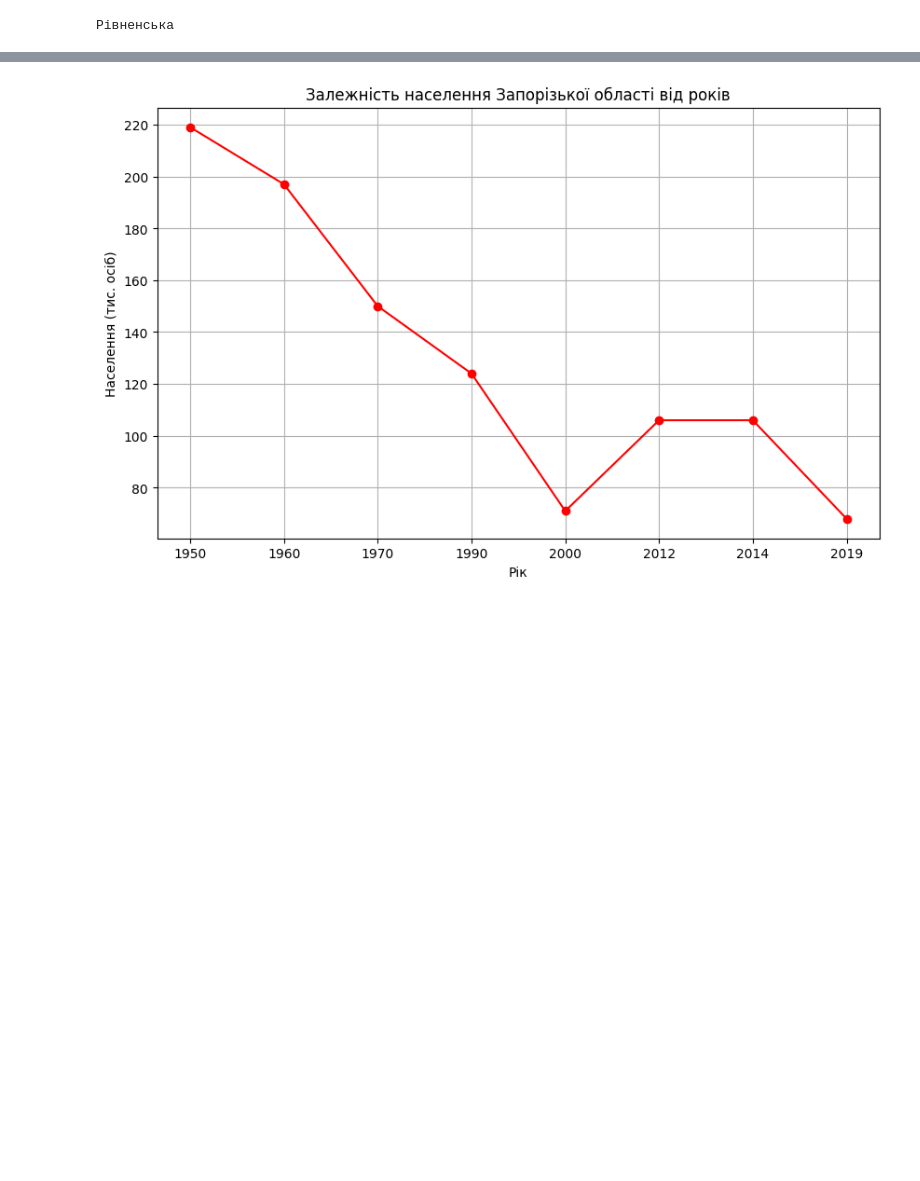
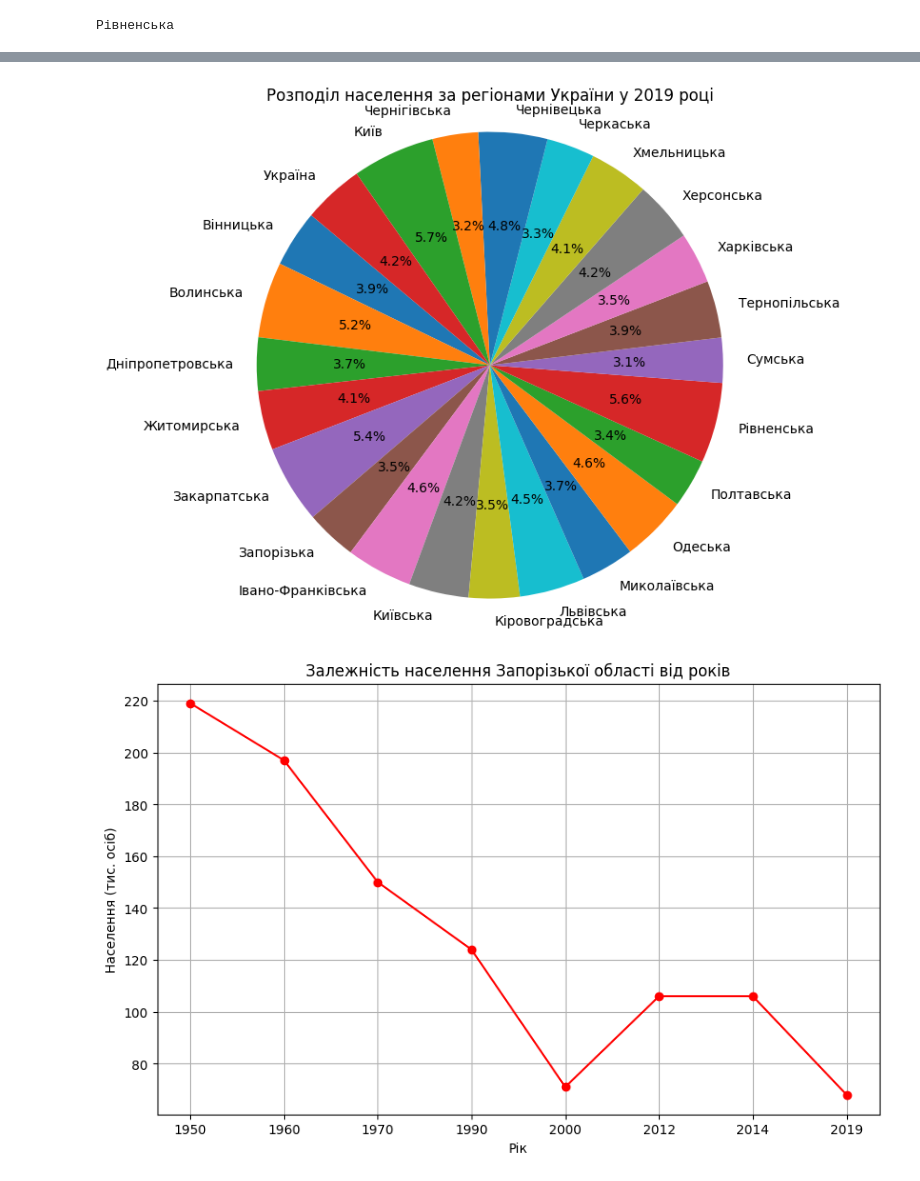
Before and after one commit to ViacheslavKosh/goit-ds-hw-05, a Jupyter notebook: Hw2.1.ipynb, the cells around one changed output, grey strips where cells are left out. Cells and saved outputs as stored; diff of their text form; code cells hidden in the pictures; blank space fills up the shorter version.

```diff
--- a/Hw2.1.ipynb
+++ b/Hw2.1.ipynb
@@ -121,17 +171,20 @@ plt.show()
 # %%
 db.replace('—', np.nan, inplace=True)
 
 # Перетворимо дані на числовий формат
 db['2019'] = pd.to_numeric(db['2019'], errors='coerce')
 
 # Видалимо рядки з відсутніми значеннями в колонці 2019
 db_clean = db.dropna(subset=['2019'])
 
+
 plt.figure(figsize=(10, 7))
-plt.pie(db_clean['2019'], labels=db_clean['Регіон'], autopct='%1.1f%%', startangle=140)
+plt.pie(db_clean['2019'], labels=db_clean['Регіон'], autopct="%.1f%%", startangle=140)
 plt.title('Розподіл населення за регіонами України у 2019 році')
 plt.axis('equal')
 plt.show()
+# %% [output]
+[figure, added]
 # %%
 db.replace('—', np.nan, inplace=True)
 
```
Also changed, not shown: parts of 8 cells of this notebook, 2 other files.
